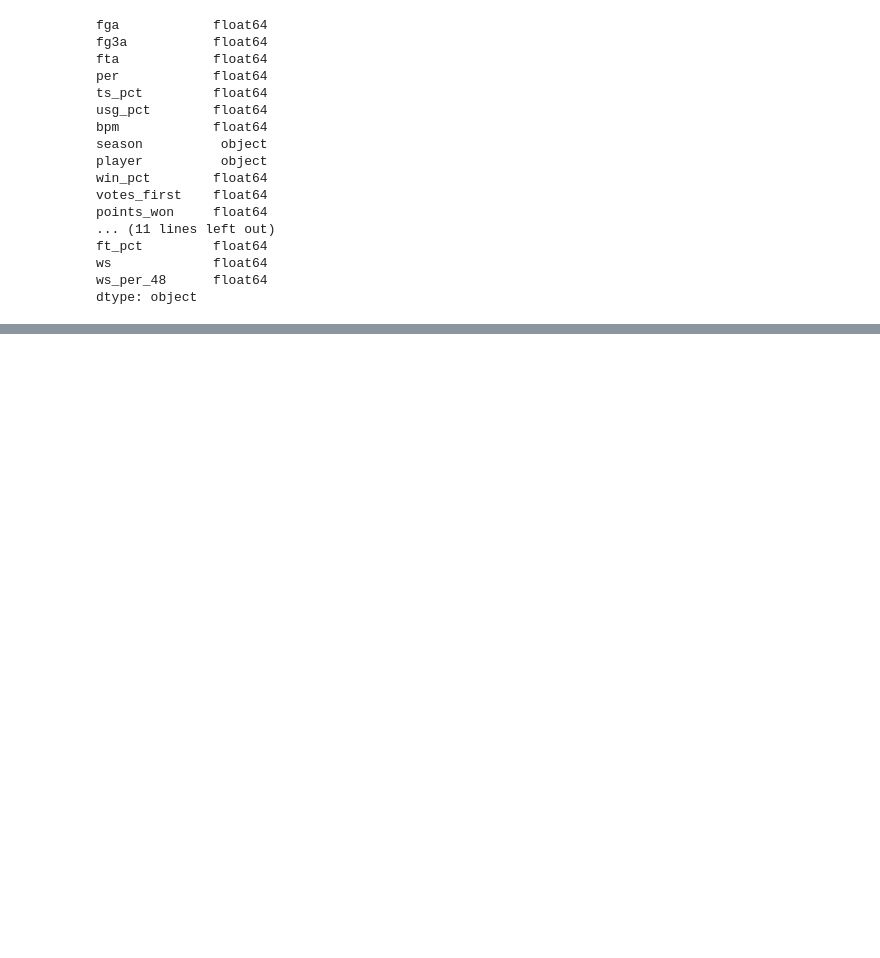
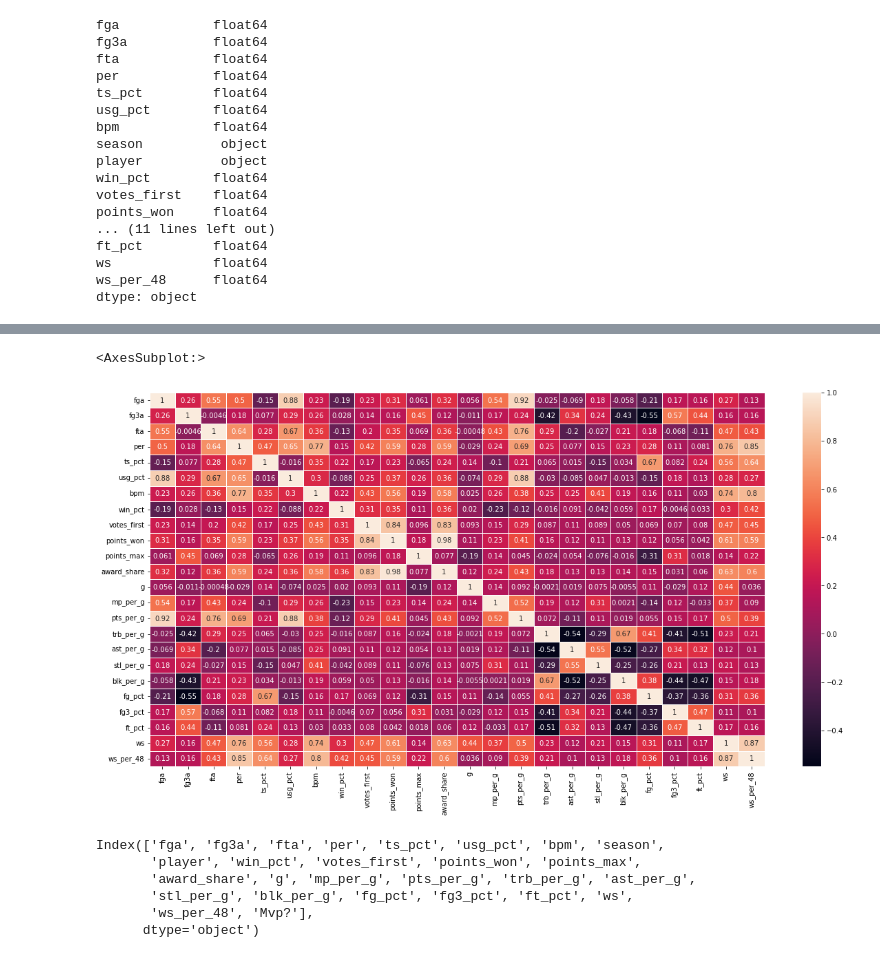
Before and after one commit to Hollisd12/final_project, a Jupyter notebook: Testing.ipynb, the cells around one changed output, grey strips where cells are left out. Drawn from its saved outputs; the diff is of its cells as text; code cells hidden in the pictures; blank space fills up the shorter version.

```diff
--- a/Testing.ipynb
+++ b/Testing.ipynb
@@ -92,3 +92,18 @@ ft_pct         float64
 ws             float64
 ws_per_48      float64
 dtype: object
+# %%
+#set whole column to 'No', then just change to 'Yes' for mvp winners
+mvp_stats['Mvp?']='No'
+
+#for every season
+for season in mvp_stats['season'].value_counts().index:
+
+    #isolate data from that season
+    season_df=mvp_stats[mvp_stats['season'].isin([season])]
+
+    #get the index of player with most mvp points
+    index=[season_df['points_won'].idxmax()]
+
+    #change player's 'Mvp?' entry to yes
+    mvp_stats['Mvp?'][index]='Yes'
@@ -94,0 +144,17 @@ dtype: object
+# %%
+import matplotlib.pyplot as plt
+import seaborn as sns
+plt.figure(figsize=(20,10))
+sns.heatmap(mvp_stats.corr(),annot=True,linewidth=0.5)
+# %% [output]
+<AxesSubplot:>
+[figure, added]
+# %%
+mvp_stats.columns
+# %% [output]
+Index(['fga', 'fg3a', 'fta', 'per', 'ts_pct', 'usg_pct', 'bpm', 'season',
+       'player', 'win_pct', 'votes_first', 'points_won', 'points_max',
+       'award_share', 'g', 'mp_per_g', 'pts_per_g', 'trb_per_g', 'ast_per_g',
+       'stl_per_g', 'blk_per_g', 'fg_pct', 'fg3_pct', 'ft_pct', 'ws',
+       'ws_per_48', 'Mvp?'],
+      dtype='object')
```
Also changed, not shown: parts of 3 cells of this notebook.
